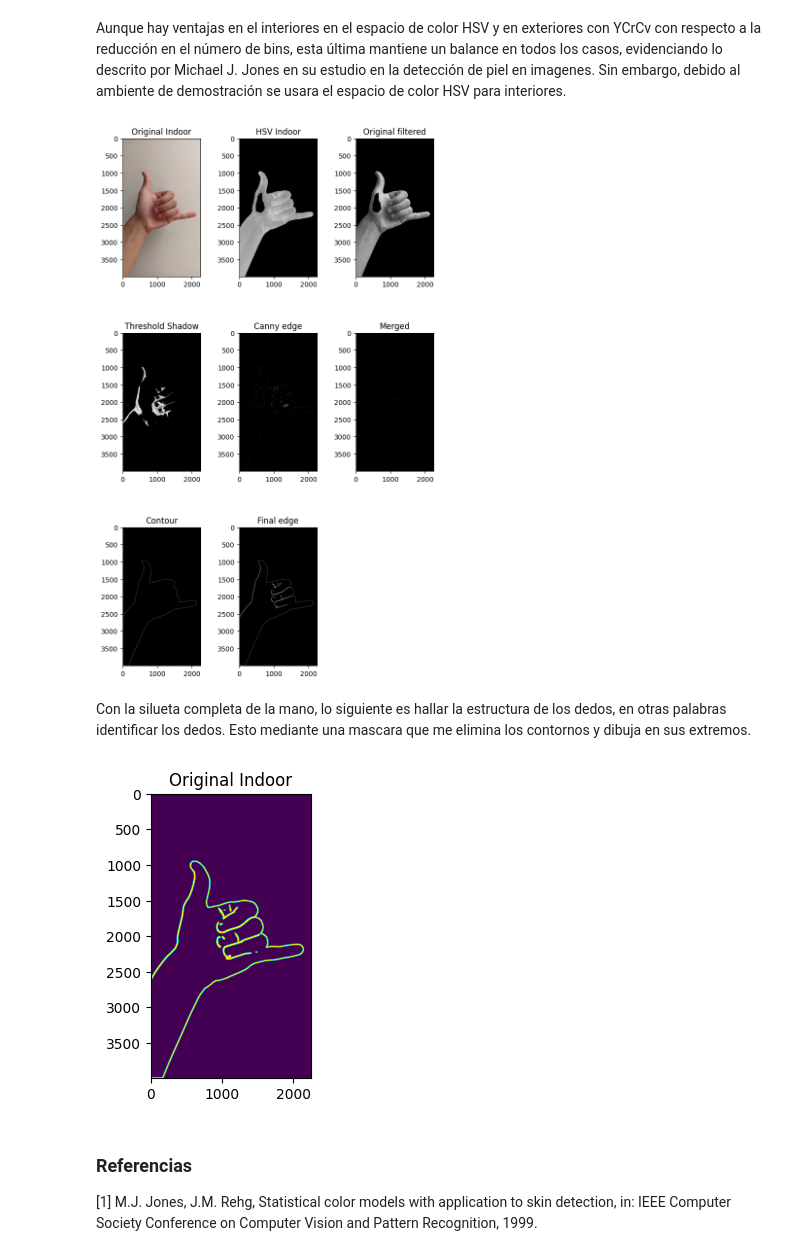
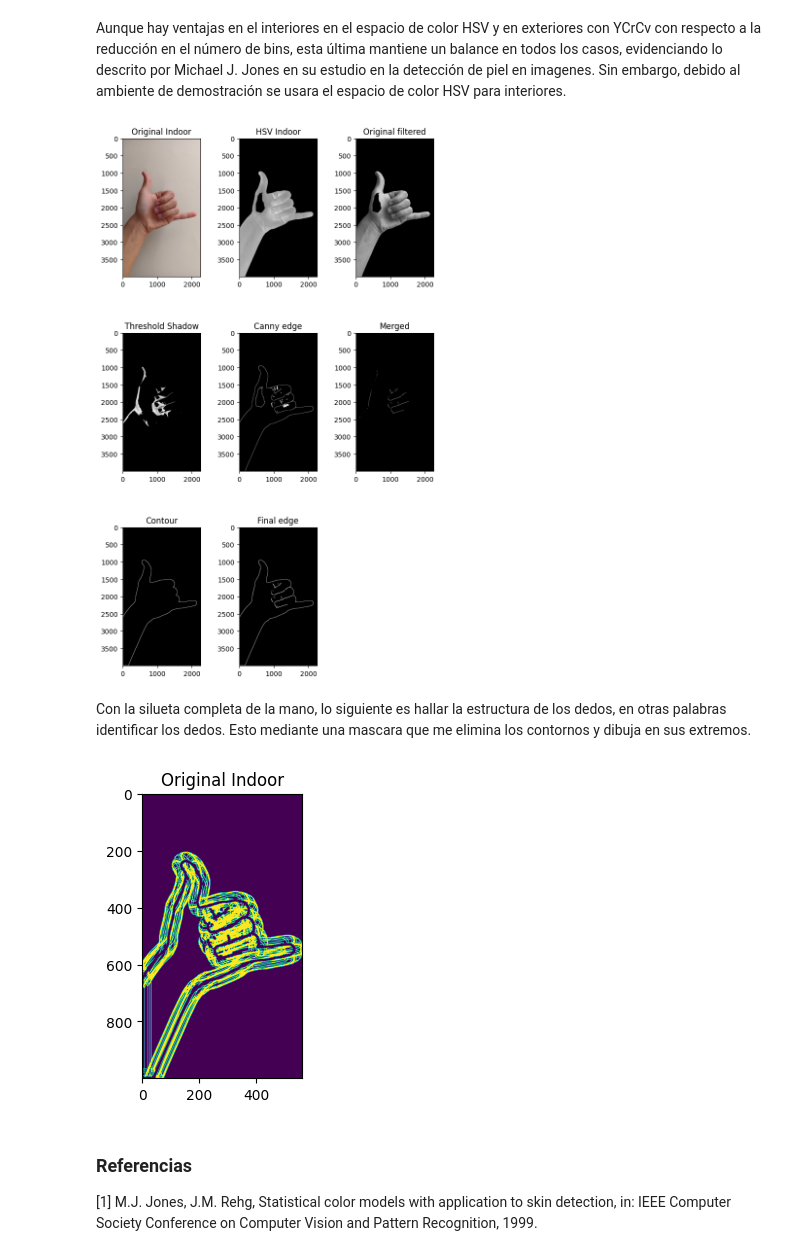
Before and after one commit to KouzouAkizuki/Tecnicas-de-IA---2024-I, a Jupyter notebook: Proyecto/Avance_1, Oscar Riveros, Yovany Vargas/Proyecto_TIA.ipynb, the cells around one changed output. Saved outputs shown, nothing was run; the diff lists cells and outputs as text; code cells hidden in the pictures.

```diff
--- a/Proyecto/Avance_1, Oscar Riveros, Yovany Vargas/Proyecto_TIA.ipynb
+++ b/Proyecto/Avance_1, Oscar Riveros, Yovany Vargas/Proyecto_TIA.ipynb
@@ -115,68 +115,81 @@ _, shadows = cv2.threshold(merged_gray,60,255,cv2.THRESH_TOZERO_INV)
 
 #Hallar Canny
 canny = cv2.Canny(merged_gray,40,255)
+canny_dilated = cv2.dilate(canny, kernel, iterations = 1)
 
 #AND entre sombras y canny
 merged_edge = cv2.bitwise_and(canny, canny_dilated, mask = shadows)
+merged_dilated = cv2.dilate(merged_edge, kernel, iterations = 1)
 
 #Hallar fronteras
 contour, _ = cv2.findContours(merged_gray, cv2.RETR_EXTERNAL,  cv2.CHAIN_APPROX_SIMPLE)
 contour_image = cv2.drawContours(np.zeros_like(merged_gray), contour, -1, (255), 2)
+contour_dilated = cv2.dilate(contour_image, kernel, iterations = 1)
 
 #Silueta final
 final_merged = cv2.bitwise_or(contour_image, merged_dilated)
+final_dilated = cv2.dilate(final_merged, kernel, iterations = 1)
 
 plt.figure(1)
 plt.subplot(3,3,1), plt.imshow(Indoor_G), plt.title('Original ' + title2[0])
 plt.subplot(3,3,2), plt.imshow(otsu, cmap=plt.cm.gray), plt.title('HSV ' + title2[0])
 plt.subplot(3,3,3), plt.imshow(merged_gray, cmap=plt.cm.gray), plt.title('Original filtered')
 plt.subplot(3,3,4), plt.imshow(shadows, cmap=plt.cm.gray), plt.title('Threshold Shadow')
-plt.subplot(3,3,5), plt.imshow(canny, cmap=plt.cm.gray), plt.title('Canny edge')
-plt.subplot(3,3,6), plt.imshow(merged_edge, cmap=plt.cm.gray), plt.title('Merged')
-plt.subplot(3,3,7), plt.imshow(contour_image, cmap=plt.cm.gray), plt.title('Contour')
-plt.subplot(3,3,8), plt.imshow(final_merged, cmap=plt.cm.gray), plt.title('Final edge')
+plt.subplot(3,3,5), plt.imshow(canny_dilated, cmap=plt.cm.gray), plt.title('Canny edge')
+plt.subplot(3,3,6), plt.imshow(merged_dilated, cmap=plt.cm.gray), plt.title('Merged')
+plt.subplot(3,3,7), plt.imshow(contour_dilated, cmap=plt.cm.gray), plt.title('Contour')
+plt.subplot(3,3,8), plt.imshow(final_dilated, cmap=plt.cm.gray), plt.title('Final edge')
 plt.subplots_adjust(top=3, bottom=0.5, left=0.0, right=1.0, hspace=0.0, wspace=0.5)
 plt.show()
 # %% [output]
-[figure, old version]
+[figure, new version]
 # %% [markdown]
 Con la silueta completa de la mano, lo siguiente es hallar la estructura de los dedos, en otras palabras identificar los dedos. Esto mediante una mascara que me elimina los contornos y dibuja en sus extremos.
 # %%
 #Máscara de 7x7 hay que expandirla N veces, donde N es la mita
 def generator(N):
-    d = 1+ 3*N
+    d = 1+ 10*N
     matriz = np.zeros((d,d))
-    center = 3*N
+    center = 10*N
     matriz[center][center] = -1
 
     for i in range(d):
         for j in range(d):
             radio = np.sqrt((i - center)**2 + (j - center)**2)
             if radio <= N:
                 matriz[i, j] = -1
-            elif radio > N and radio <= 2*N or radio > 3*N:
+            elif radio > N and radio <= 8*N or radio > 8.05*N:
                 matriz[i, j] = 0
-            else:
+            elif radio < 10*N:
                 matriz[i, j] = 1
     G = []
     matriz = matriz.tolist()
     for i in range(d):
         a = matriz[i]
         b = matriz[i][::-1][1:]
         G.append(a + b)
     for i in range(d-1):
         G.append(G[d-2-i])
     return(G)
 
-G = np.array(generator(3))
+G = np.array(generator(4))
 
-aver = cv2.filter2D(final_merged, -1, G)
+H,W = final_dilated.shape[:2]
+H_1=int(H/4)
+W_1=int(W/4)
+
+final_resize = cv2.resize(final_dilated,(W_1,H_1),cv2.INTER_NEAREST)
+
+aver = cv2.filter2D(final_resize, -1, G)
+
+# k = np.ones((5, 5), np.uint8)
+# aver = cv2.erode(aver, k, iterations = 1)
 plt.figure(1)
 plt.subplot(3,3,1), plt.imshow(aver), plt.title('Original ' + title2[0])
 plt.subplots_adjust(top=3, bottom=0.5, left=0.0, right=1.0, hspace=0.0, wspace=0.5)
 plt.show()
 # %% [output]
-[figure, old version]
+[figure, new version]
 # %% [markdown]
 ### **Referencias**
 
```
